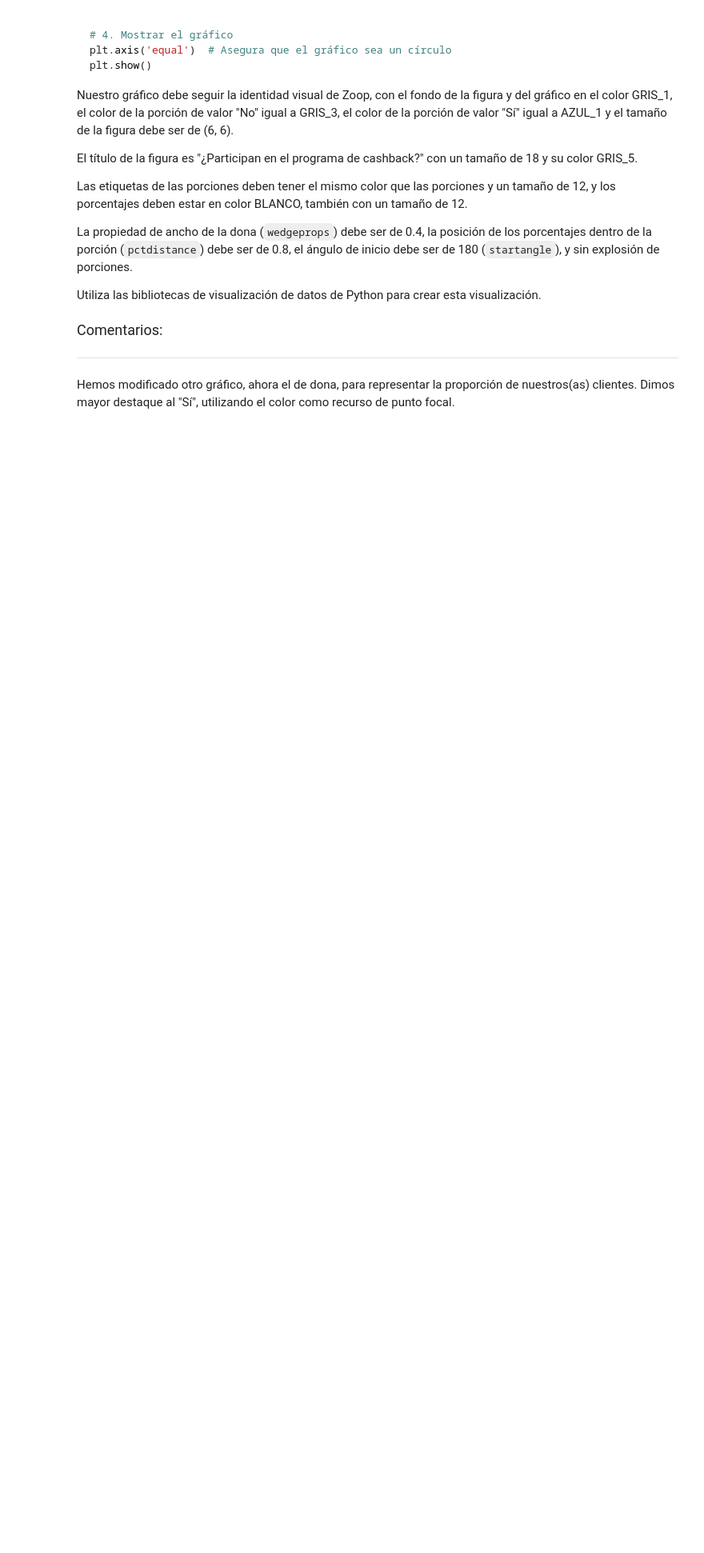
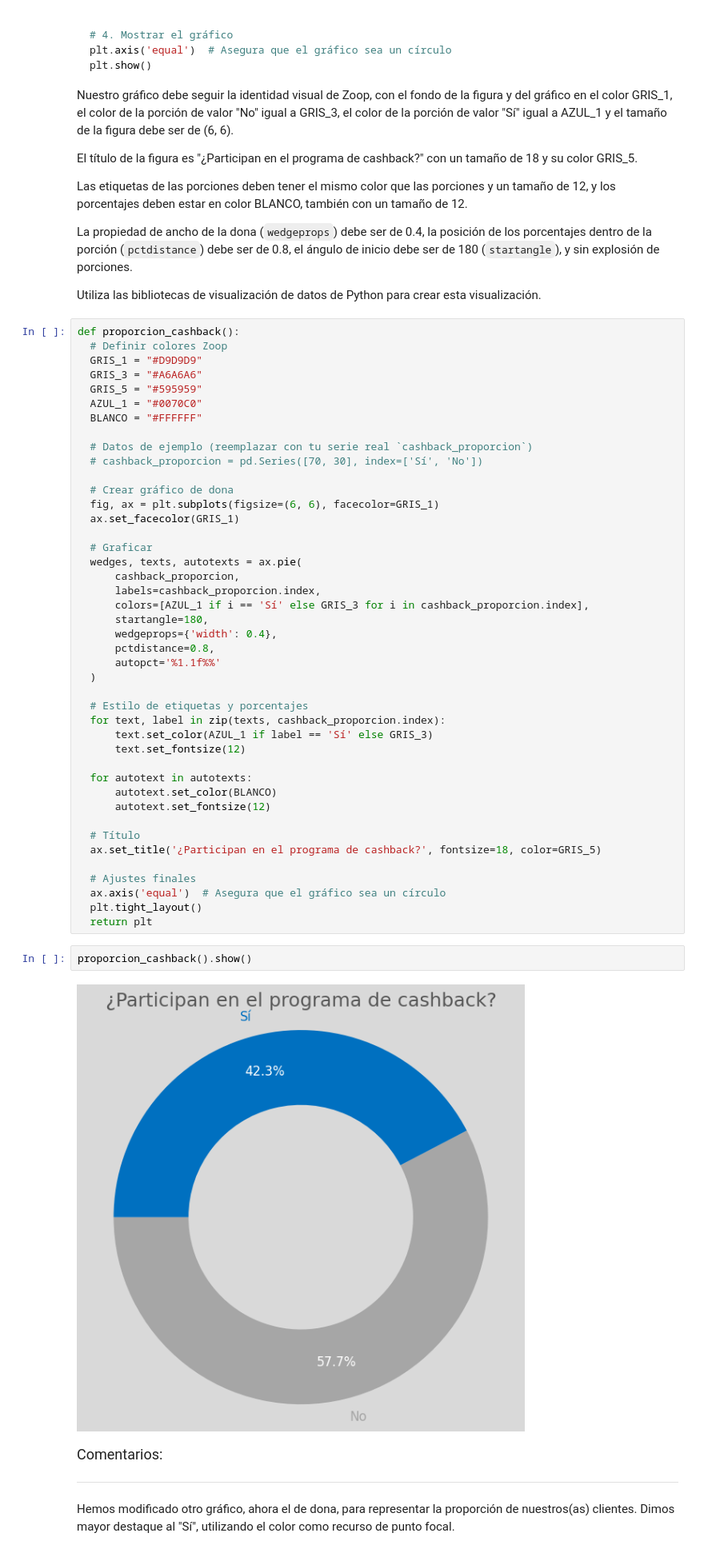
Before and after one commit to Carlos-Alberto-Antonio-G-Fuentes/ia_aplicada_a_datascience, a Jupyter notebook: ia_aplicada_a_ciencia_de_datos.ipynb, the cells around one changed output. Shown at 80% size. Drawn from its saved outputs; the diff is of its cells as text; blank space fills up the shorter version.

```diff
--- a/ia_aplicada_a_ciencia_de_datos.ipynb
+++ b/ia_aplicada_a_ciencia_de_datos.ipynb
@@ -1574,6 +1670,53 @@ Las etiquetas de las porciones deben tener el mismo color que las porciones y un
 La propiedad de ancho de la dona (`wedgeprops`) debe ser de 0.4, la posición de los porcentajes dentro de la porción (`pctdistance`) debe ser de 0.8, el ángulo de inicio debe ser de 180 (`startangle`), y sin explosión de porciones.
 
 Utiliza las bibliotecas de visualización de datos de Python para crear esta visualización.
+# %%
+def proporcion_cashback():
+  # Definir colores Zoop
+  GRIS_1 = "#D9D9D9"
+  GRIS_3 = "#A6A6A6"
+  GRIS_5 = "#595959"
+  AZUL_1 = "#0070C0"
+  BLANCO = "#FFFFFF"
+
+  # Datos de ejemplo (reemplazar con tu serie real `cashback_proporcion`)
+  # cashback_proporcion = pd.Series([70, 30], index=['Sí', 'No'])
+
+  # Crear gráfico de dona
+  fig, ax = plt.subplots(figsize=(6, 6), facecolor=GRIS_1)
+  ax.set_facecolor(GRIS_1)
+
+  # Graficar
+  wedges, texts, autotexts = ax.pie(
+      cashback_proporcion,
+      labels=cashback_proporcion.index,
+      colors=[AZUL_1 if i == 'Sí' else GRIS_3 for i in cashback_proporcion.index],
+      startangle=180,
+      wedgeprops={'width': 0.4},
+      pctdistance=0.8,
+      autopct='%1.1f%%'
+  )
+
+  # Estilo de etiquetas y porcentajes
+  for text, label in zip(texts, cashback_proporcion.index):
+      text.set_color(AZUL_1 if label == 'Sí' else GRIS_3)
+      text.set_fontsize(12)
+
+  for autotext in autotexts:
+      autotext.set_color(BLANCO)
+      autotext.set_fontsize(12)
+
+  # Título
+  ax.set_title('¿Participan en el programa de cashback?', fontsize=18, color=GRIS_5)
+
+  # Ajustes finales
+  ax.axis('equal')  # Asegura que el gráfico sea un círculo
+  plt.tight_layout()
+  return plt
+# %%
+proporcion_cashback().show()
+# %% [output]
+[figure, added]
 # %% [markdown]
 <font color="7b71ff" size=4> Comentarios: </font>
 
```
Also changed, not shown: parts of 12 cells of this notebook.
